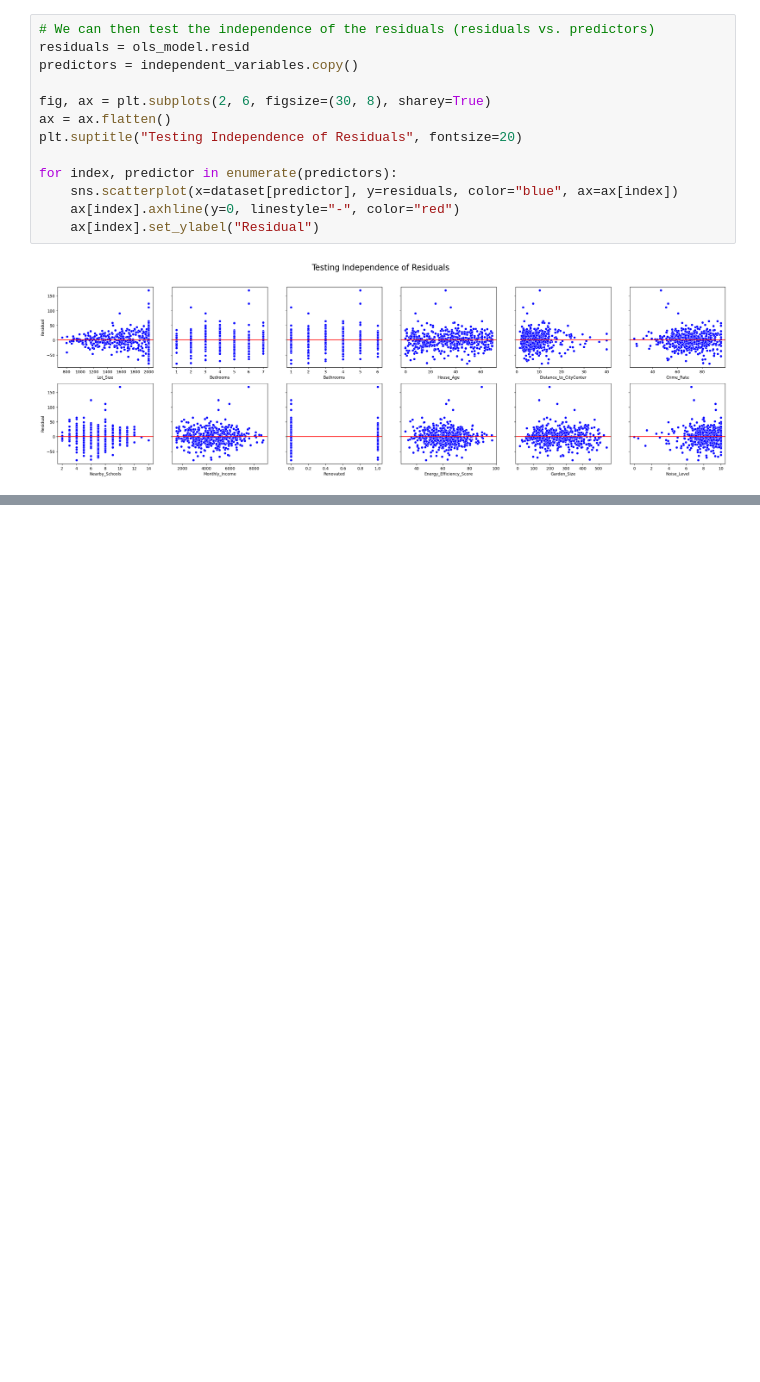
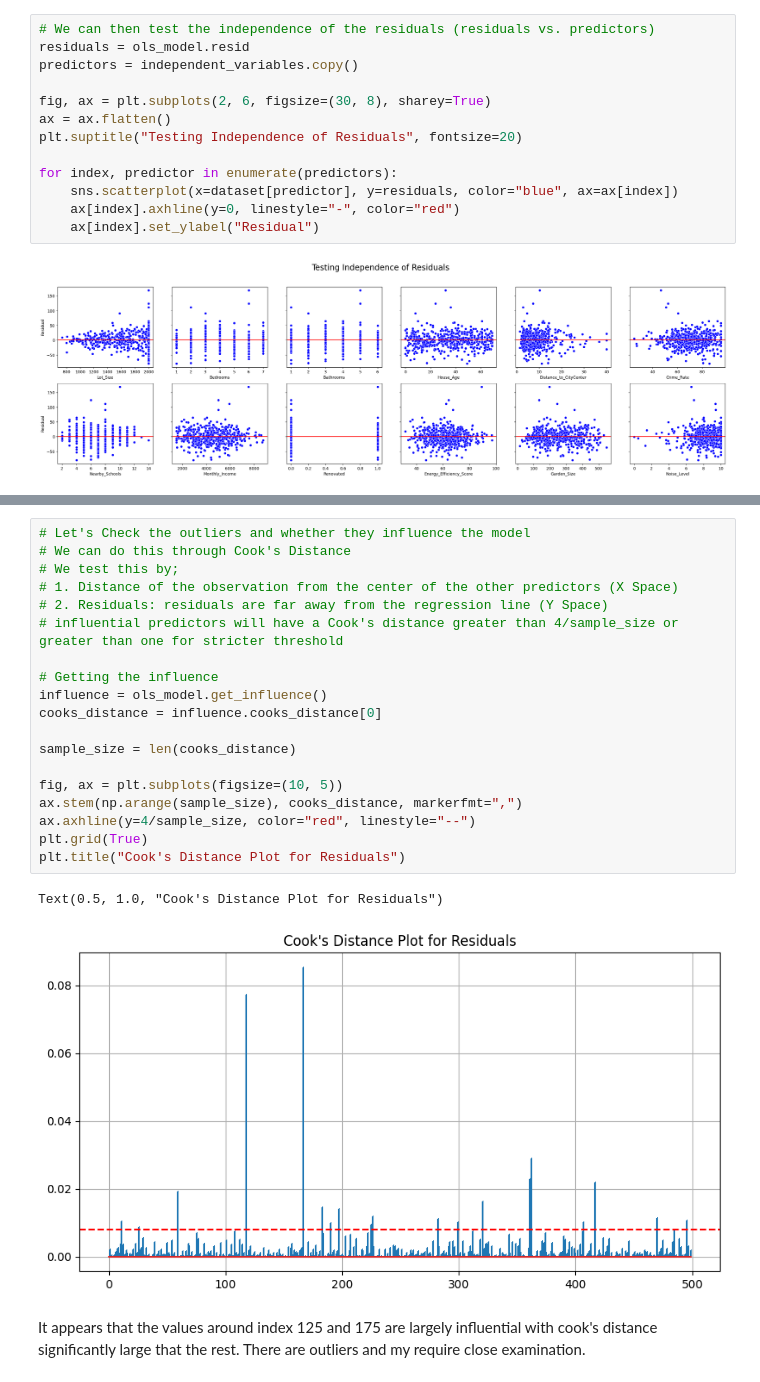
Before and after one commit to mut-rogers/Machine-Learning, a Jupyter notebook: Linear Regression/week_2_MLR_House_Price_Project/solution.ipynb, the cells around one changed output, grey strips where cells are left out. Cells and saved outputs as stored; diff of their text form; blank space fills up the shorter version.

Commit message:
Week 2 Project: Prediction House Prices with Linear Regression

```diff
--- a/Linear Regression/week_2_MLR_House_Price_Project/solution.ipynb
+++ b/Linear Regression/week_2_MLR_House_Price_Project/solution.ipynb
@@ -279,0 +342,24 @@ for index, predictor in enumerate(predictors):
+# %%
+# Let's Check the outliers and whether they influence the model
+# We can do this through Cook's Distance
+# We test this by;
+# 1. Distance of the observation from the center of the other predictors (X Space)
+# 2. Residuals: residuals are far away from the regression line (Y Space)
+# influential predictors will have a Cook's distance greater than 4/sample_size or greater than one for stricter threshold
+
+# Getting the influence
+influence = ols_model.get_influence()
+cooks_distance = influence.cooks_distance[0]
+
+sample_size = len(cooks_distance)
+
+fig, ax = plt.subplots(figsize=(10, 5))
+ax.stem(np.arange(sample_size), cooks_distance, markerfmt=",")
+ax.axhline(y=4/sample_size, color="red", linestyle="--")
+plt.grid(True)
+plt.title("Cook's Distance Plot for Residuals")
+# %% [output]
+Text(0.5, 1.0, "Cook's Distance Plot for Residuals")
+[figure, added]
+# %% [markdown]
+It appears that the values around index 125 and 175 are largely influential with cook's distance significantly large that the rest. There are outliers and my require close examination.
```
Also changed, not shown: parts of 7 cells of this notebook, 3 other files.
